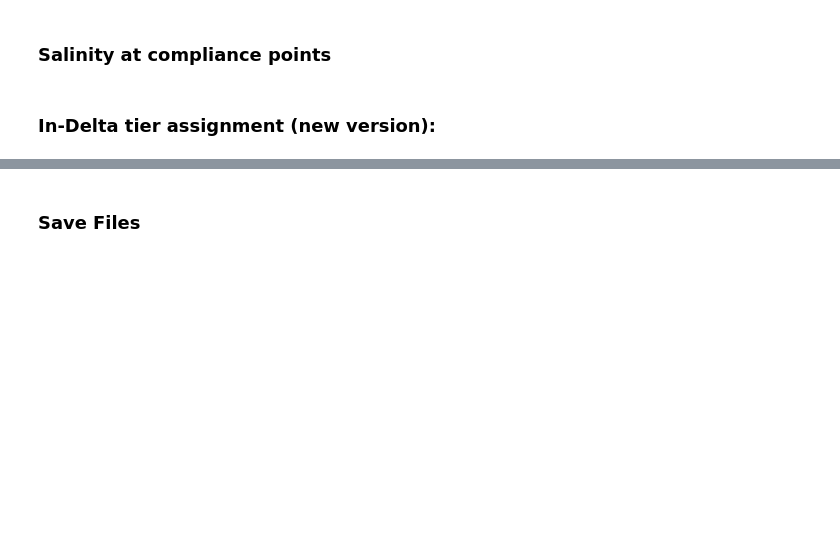
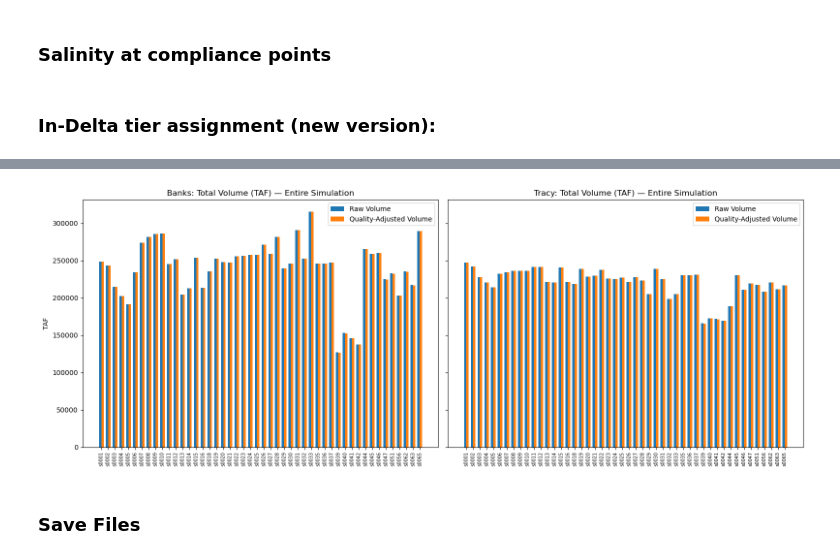
Before and after one commit to canruso/COEQWAL_V3, a Jupyter notebook: notebooks/Tier_Assignment_Salinity.ipynb, the cells around one changed output, grey strips where cells are left out. Drawn from its saved outputs; the diff is of its cells as text; code cells hidden in the pictures; blank space fills up the shorter version.

Commit message:
adjusted volume updates

```diff
--- a/notebooks/Tier_Assignment_Salinity.ipynb
+++ b/notebooks/Tier_Assignment_Salinity.ipynb
@@ -81,8 +102,10 @@ salinity_data_output_dir = os.path.join(
     "Metrics",
     "Salinity"
 )
+salinity_plots_dir = os.path.join(salinity_data_output_dir, "plots")
 os.makedirs(salinity_tiers_output_dir, exist_ok=True)
 os.makedirs(salinity_data_output_dir, exist_ok=True)
+os.makedirs(salinity_plots_dir, exist_ok=True)
 # %% [markdown]
 ### Initialize
 # %%
@@ -187,0 +445,10 @@ tier_export_df
+# %%
+# DF1: Per-scenario detail (dict + wide DataFrame)
+export_detail_dict, export_detail_wide = build_export_quality_detail(export_df, export_volumes_df, export_thresholds, index_names, export_stations)
+
+print(f"Built data for {len(export_detail_dict)} scenarios")
+print(f"Wide DF shape: {export_detail_wide.shape}")
+
+sample_sid = index_names[0]
+print(f"\nExample: {sample_sid}")
+export_detail_dict[sample_sid].head(12)
@@ -187,0 +473,5 @@ tier_export_df
+# %%
+# DF2: Summary — one row per scenario, total volumes
+export_summary_df = build_export_quality_summary(export_detail_dict)
+print(f"Summary shape: {export_summary_df.shape}")
+export_summary_df
@@ -188,3 +509,29 @@ tier_export_df
+# %%
+# Barplot: Total Volume vs Total Adjusted Volume for Banks and Tracy
+fig, axes = plt.subplots(1, 2, figsize=(16, 6), sharey=True)
+x = np.arange(len(export_summary_df))
+w = 0.35
+
+axes[0].bar(x - w/2, export_summary_df["Total_Volume_Banks"].values, w, label="Raw Volume")
+axes[0].bar(x + w/2, export_summary_df["Total_AdjVolume_Banks"].values, w, label="Quality-Adjusted Volume")
+axes[0].set_xticks(x)
+axes[0].set_xticklabels(export_summary_df.index, rotation=90, fontsize=7)
+axes[0].set_title("Banks: Total Volume (TAF) — Entire Simulation")
+axes[0].set_ylabel("TAF")
+axes[0].legend()
+
+axes[1].bar(x - w/2, export_summary_df["Total_Volume_Tracy"].values, w, label="Raw Volume")
+axes[1].bar(x + w/2, export_summary_df["Total_AdjVolume_Tracy"].values, w, label="Quality-Adjusted Volume")
+axes[1].set_xticks(x)
+axes[1].set_xticklabels(export_summary_df.index, rotation=90, fontsize=7)
+axes[1].set_title("Tracy: Total Volume (TAF) — Entire Simulation")
+axes[1].legend()
+
+plt.tight_layout()
+fig.savefig(os.path.join(salinity_plots_dir, "05_raw_vs_adjusted_volume.png"), dpi=150, bbox_inches="tight")
+plt.show()
+# %% [output]
+[figure, added]
 # %% [markdown]
 ### Save Files
 # %%
```
Also changed, not shown: parts of 26 cells of this notebook, 1 other file.
